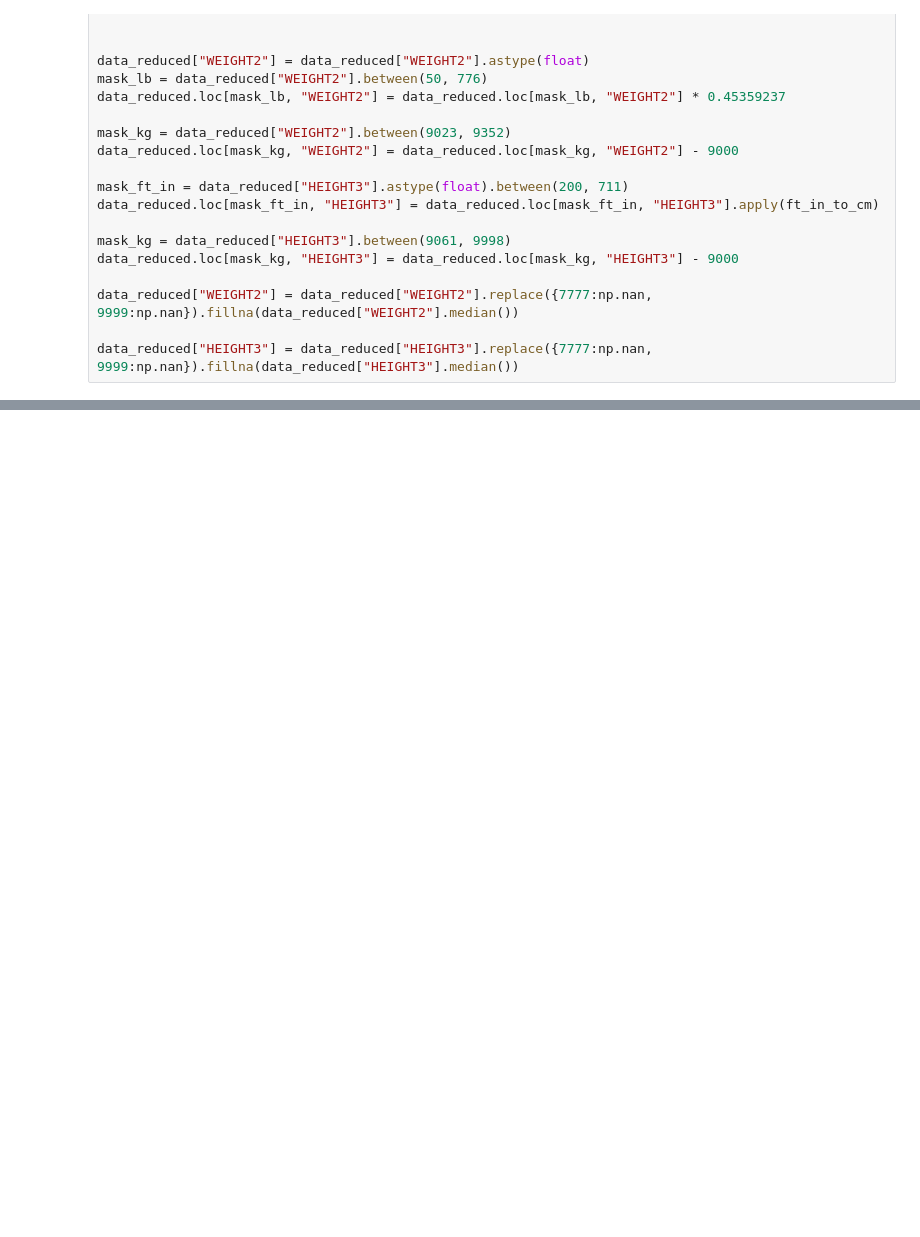
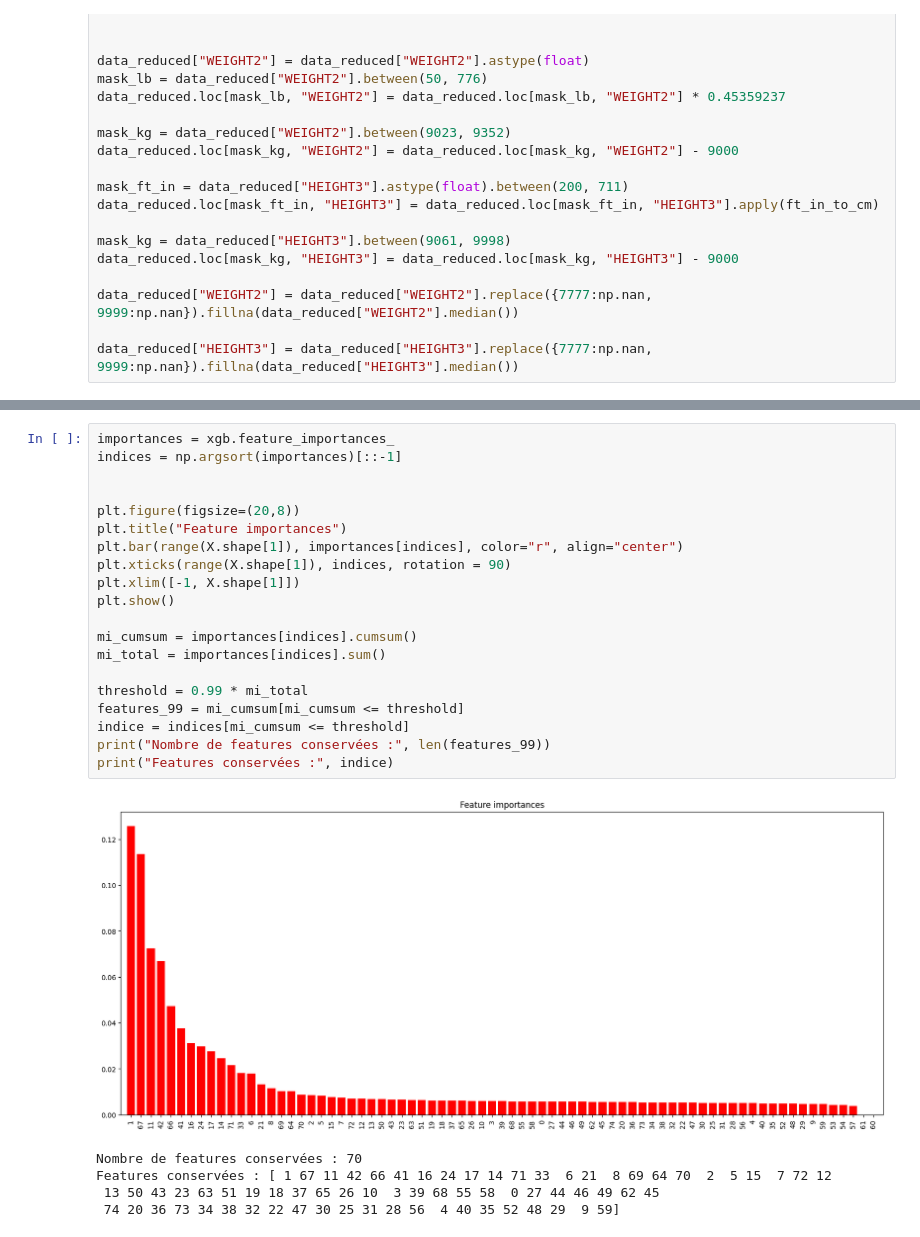
Before and after one commit to alextonon/Hackathon_Heart_Rate_Los_Tigros, a Jupyter notebook: global.ipynb, the cells around one changed output, grey strips where cells are left out. Drawn from its saved outputs; the diff is of its cells as text; blank space fills up the shorter version.

```diff
--- a/global.ipynb
+++ b/global.ipynb
@@ -132,0 +204,26 @@ data_reduced[continuous_columns].head()
+# %%
+importances = xgb.feature_importances_
+indices = np.argsort(importances)[::-1]
+
+
+plt.figure(figsize=(20,8))
+plt.title("Feature importances")
+plt.bar(range(X.shape[1]), importances[indices], color="r", align="center")
+plt.xticks(range(X.shape[1]), indices, rotation = 90)
+plt.xlim([-1, X.shape[1]])
+plt.show()
+
+mi_cumsum = importances[indices].cumsum()
+mi_total = importances[indices].sum()
+
+threshold = 0.99 * mi_total
+features_99 = mi_cumsum[mi_cumsum <= threshold]
+indice = indices[mi_cumsum <= threshold]
+print("Nombre de features conservées :", len(features_99))
+print("Features conservées :", indice)
+# %% [output]
+[figure, added]
+Nombre de features conservées : 70
+Features conservées : [ 1 67 11 42 66 41 16 24 17 14 71 33  6 21  8 69 64 70  2  5 15  7 72 12
+ 13 50 43 23 63 51 19 18 37 65 26 10  3 39 68 55 58  0 27 44 46 49 62 45
+ 74 20 36 73 34 38 32 22 47 30 25 31 28 56  4 40 35 52 48 29  9 59]
```
Also changed, not shown: parts of 10 cells of this notebook.
